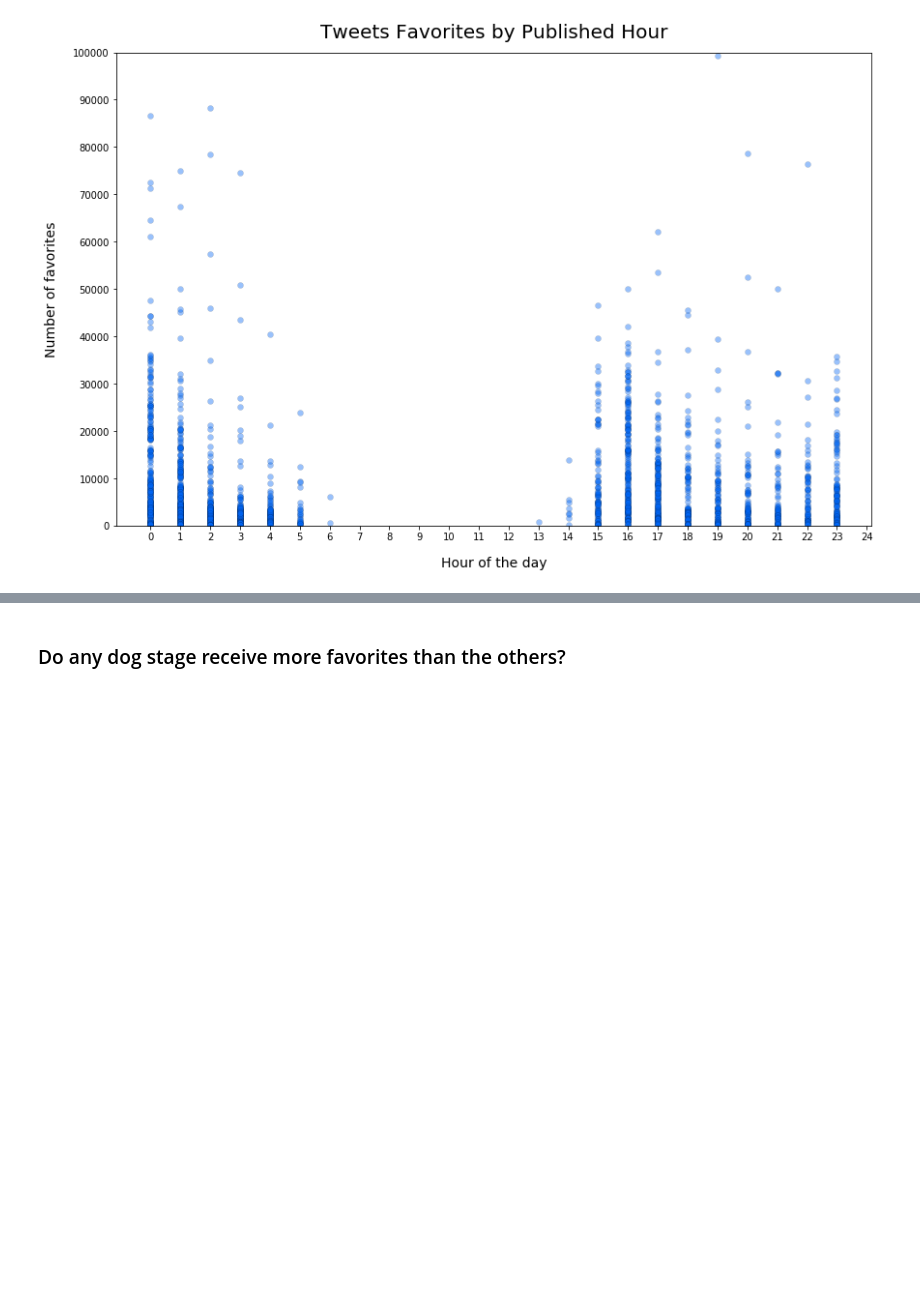
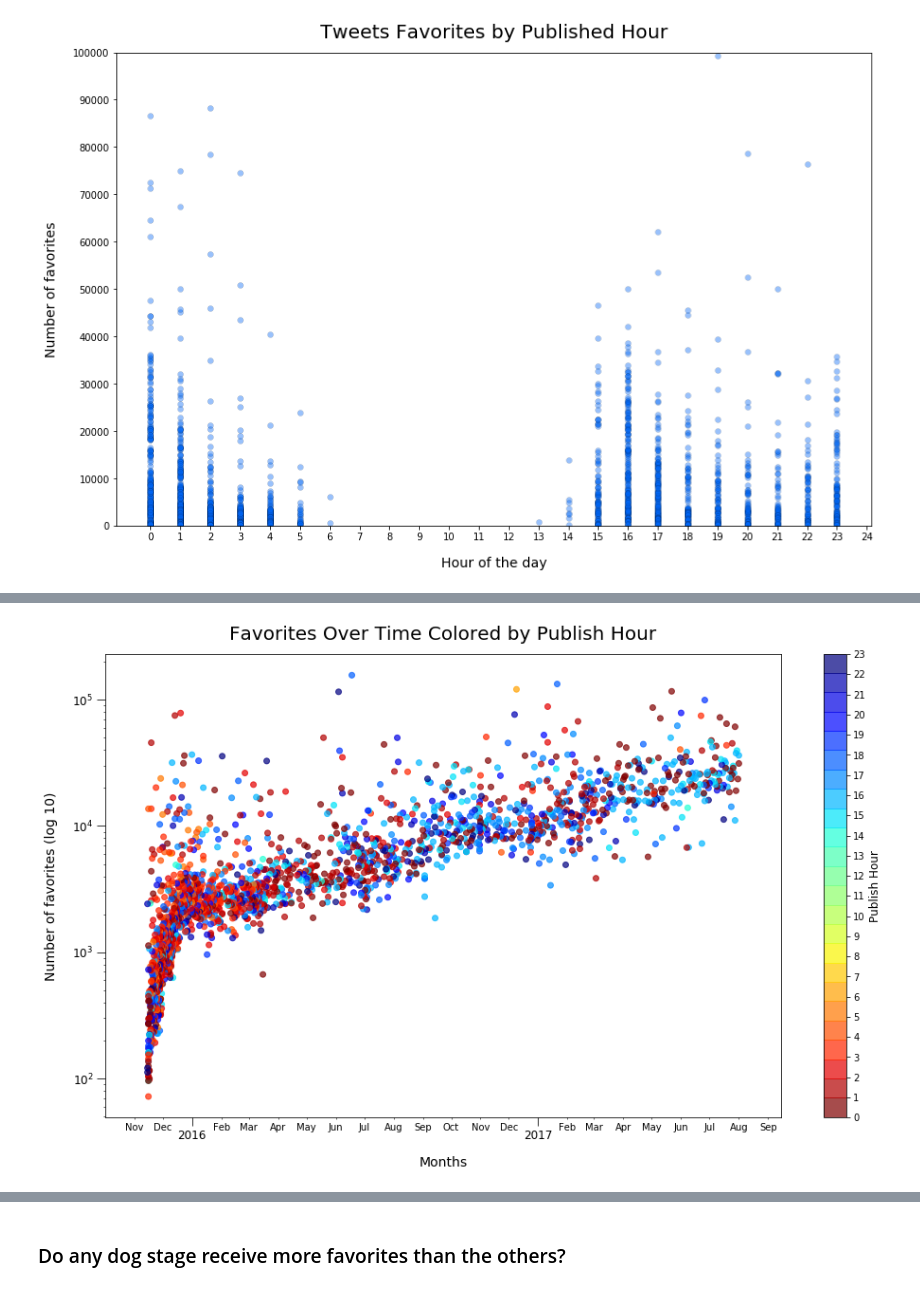
Before and after one commit to Nevesgmd/WeRateDogs-twitter-analysis, a Jupyter notebook: wrangle_act.ipynb, the cells around one changed output, grey strips where cells are left out. Cells and saved outputs as stored; diff of their text form; code cells hidden in the pictures; blank space fills up the shorter version.

Commit message:
feat: posting hours over time analysis
Adding analysis about the posting hours over time to conclude whether a correlation between number of favorites and publish hours exists or not.

```diff
--- a/wrangle_act.ipynb
+++ b/wrangle_act.ipynb
@@ -1445,0 +1451,6 @@ There are variations between 3 PM and 11 PM but not enough to conclude correlati
+# %%
+# Creating df with number of favorites, date and posting hour of the tweets
+favorites_date_time = pd.merge(favorites_date, favorites_time[['tweet_id', 'hour']], left_on='tweet_id',
+                                  right_on='tweet_id', how='inner')
+
+favorites_date_time.head()
@@ -1445,0 +1464,48 @@ There are variations between 3 PM and 11 PM but not enough to conclude correlati
+# %%
+# Create a figure and define its size
+fig, ax = plt.subplots(figsize=(16, 9))
+
+# Defining diverging color map for the scatter plot
+color_map = cm.get_cmap('jet_r', 24)
+
+# Displaying scatter plot colored by publish hour
+plt.scatter(favorites_date_time['date'], favorites_date_time['favorite_count'], alpha = 0.7,
+            c=favorites_date_time['hour'], cmap=color_map)
+
+# Set y axis scale to logarithmic, since a linear scale doesn't provide a good visualization due to many outliers
+plt.yscale('log')
+
+# Creating colorbar
+cbar = plt.colorbar()
+
+# Setting colorbar ticks and label
+cbar.set_label('Publish Hour', size=12)
+cbar.set_ticks(range(0, 24))
+
+# Setting title and axis labels
+plt.title('Favorites Over Time Colored by Publish Hour', size=20, pad=15)
+plt.xlabel('Months', size=14, labelpad=15)
+plt.ylabel('Number of favorites (log 10)', size=14, labelpad=15);
+
+# Date tickers that locate years and months
+years = mdates.YearLocator()
+months = mdates.MonthLocator()
+# Format year ticks to be the year number (YYYY)
+years_fmt = mdates.DateFormatter('%Y')
+# Format month ticks to be an abbreviation of the month name (Oct, Dec, etc.)
+months_fmt = mdates.DateFormatter('%b')
+
+# Set major x ticks to be the years numbers
+ax.xaxis.set_major_locator(years)
+ax.xaxis.set_major_formatter(years_fmt)
+# Set minor x ticks to be the months abbreviations
+ax.xaxis.set_minor_locator(months)
+ax.xaxis.set_minor_formatter(months_fmt)
+
+# Set major ticks to be longer and have a bigger label size
+ax.tick_params(which='major', length=9, labelsize=12)
+
+#Saving figure
+plt.savefig('visualizations/favs_over_time_hour.png');
+# %% [output]
+[figure, added]
```
Also changed, not shown: parts of 12 cells of this notebook, 10 other files.
